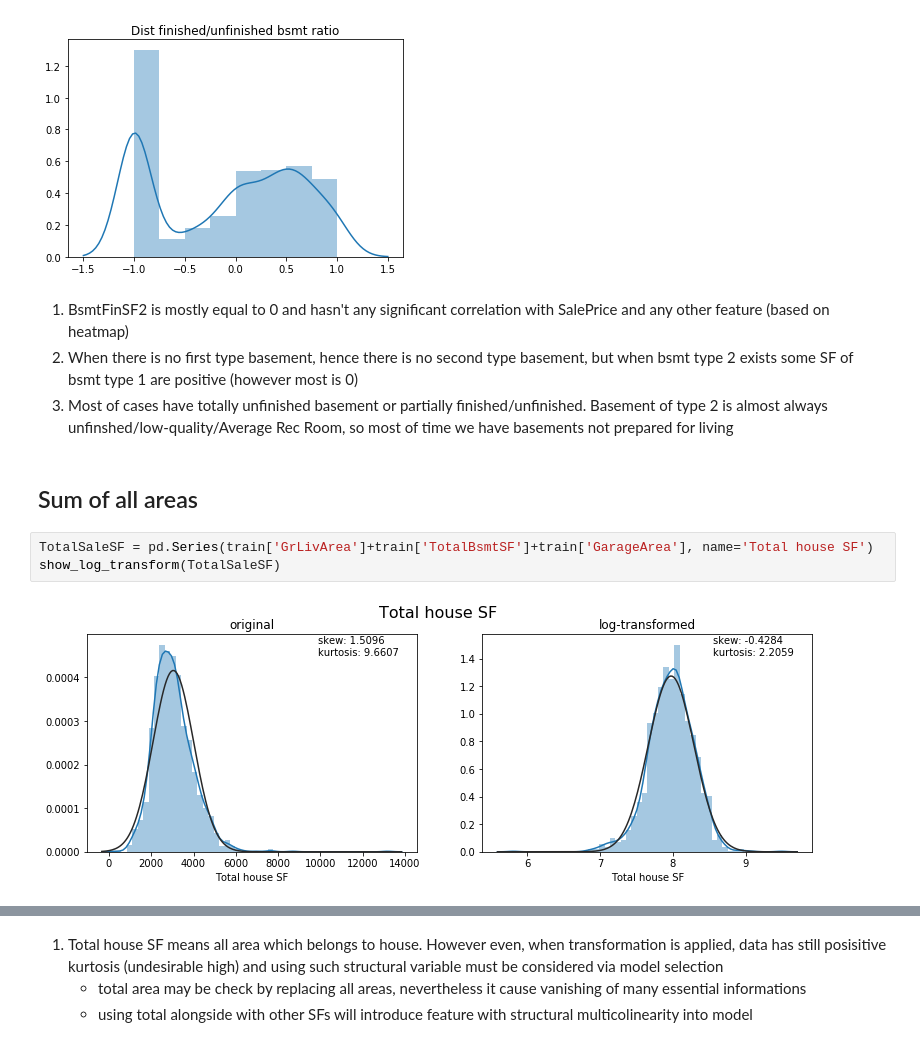
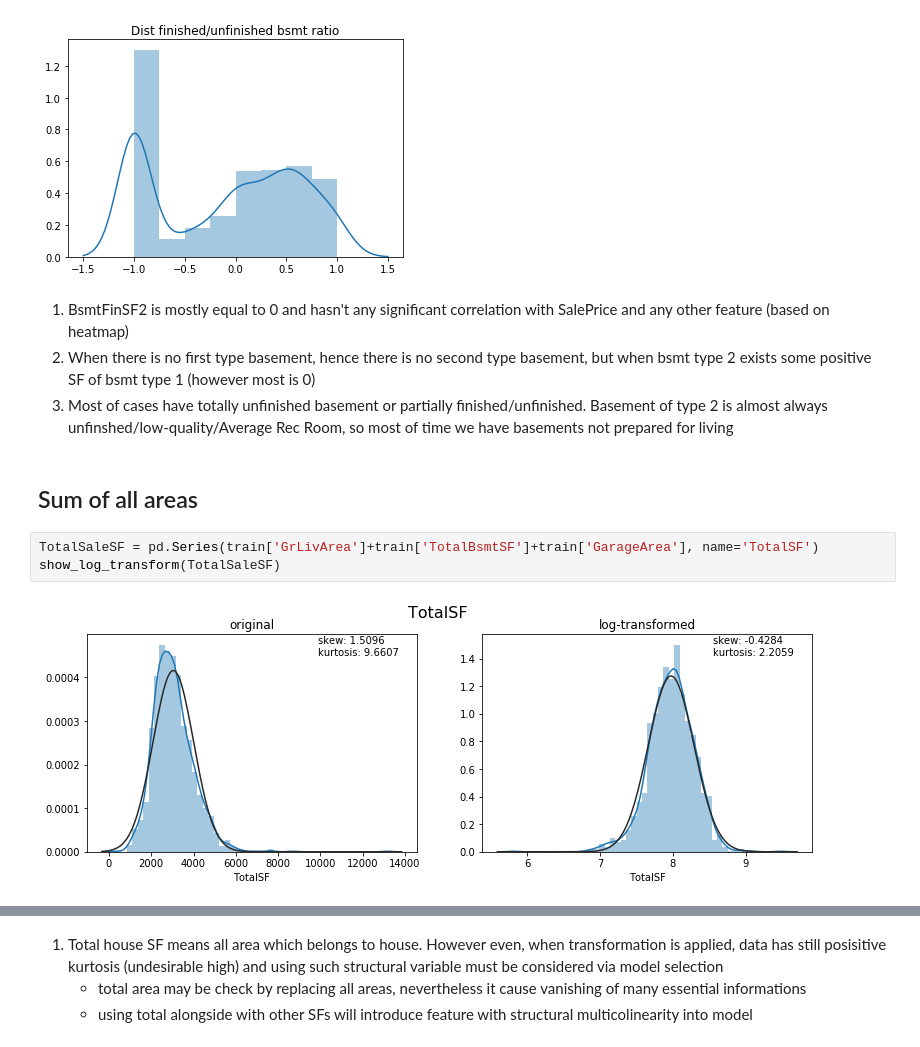
Before and after one commit to Kuba97/house-prices, a Jupyter notebook: notebooks/1.2.1 EDA - Statistical Analysis (numerical).ipynb, the cells around one changed output, grey strips where cells are left out. Saved outputs shown, nothing was run; the diff lists cells and outputs as text.

```diff
--- a/notebooks/1.2.1 EDA - Statistical Analysis (numerical).ipynb
+++ b/notebooks/1.2.1 EDA - Statistical Analysis (numerical).ipynb
@@ -213,15 +213,15 @@ plt.show()
 [figure]
 # %% [markdown]
 1. BsmtFinSF2 is mostly equal to 0 and hasn't any significant correlation with SalePrice and any other feature (based on heatmap)
-2. When there is no first type basement, hence there is no second type basement, but when bsmt type 2 exists some SF of bsmt type 1 are positive (however most is 0)
+2. When there is no first type basement, hence there is no second type basement, but when bsmt type 2 exists some positive SF of bsmt type 1 (however most is 0)
 3. Most of cases have totally unfinished basement or partially finished/unfinished. Basement of type 2 is almost always unfinshed/low-quality/Average Rec Room, so most of time we have basements not prepared for living
 # %% [markdown]
 ## Sum of all areas
 # %%
-TotalSaleSF = pd.Series(train['GrLivArea']+train['TotalBsmtSF']+train['GarageArea'], name='Total house SF')
+TotalSaleSF = pd.Series(train['GrLivArea']+train['TotalBsmtSF']+train['GarageArea'], name='TotalSF')
 show_log_transform(TotalSaleSF)
 # %% [output]
-[figure, old version]
+[figure, new version]
 # %%
 all_SF = TotalSaleSF
 sns.scatterplot(all_SF, price)
```
Also changed, not shown: parts of 7 cells of this notebook, 12 other files.
